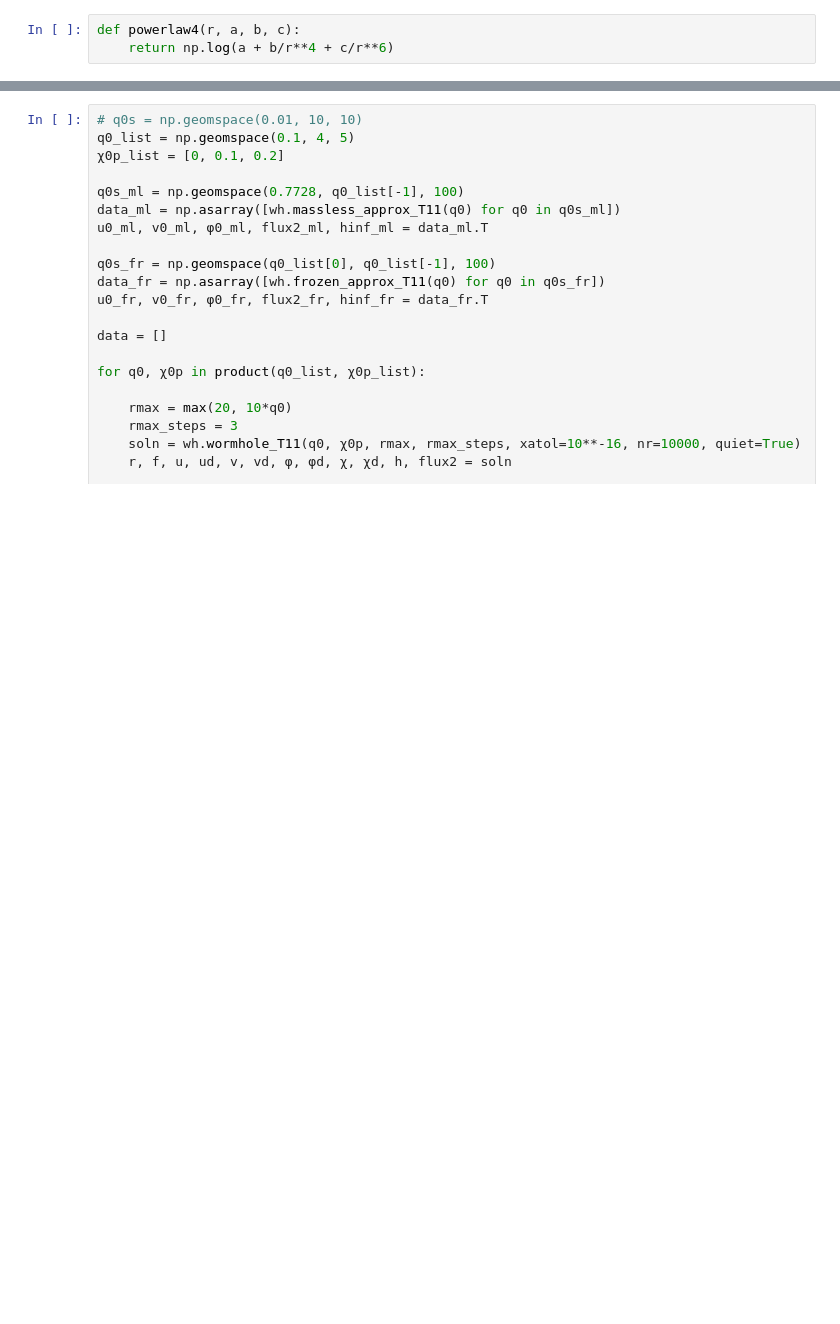
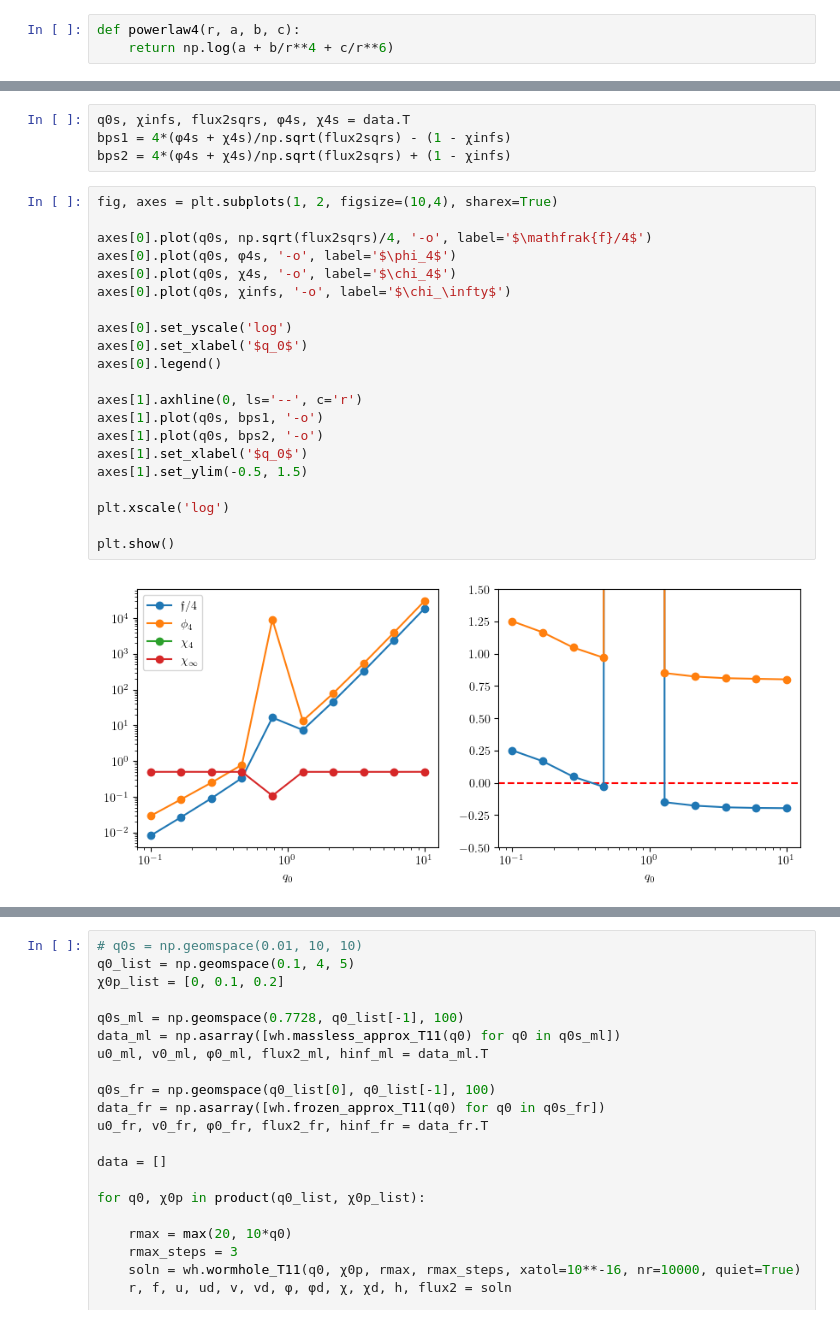
Before and after one commit to gloges/typeII-wormholes, a Jupyter notebook: wormholes.ipynb, the cells around one changed output, grey strips where cells are left out. Saved outputs shown, nothing was run; the diff lists cells and outputs as text; blank space fills up the shorter version.

```diff
--- a/wormholes.ipynb
+++ b/wormholes.ipynb
@@ -408,0 +384,27 @@ def powerlaw4(r, a, b, c):
+# %%
+q0s, χinfs, flux2sqrs, φ4s, χ4s = data.T
+bps1 = 4*(φ4s + χ4s)/np.sqrt(flux2sqrs) - (1 - χinfs)
+bps2 = 4*(φ4s + χ4s)/np.sqrt(flux2sqrs) + (1 - χinfs)
+# %%
+fig, axes = plt.subplots(1, 2, figsize=(10,4), sharex=True)
+
+axes[0].plot(q0s, np.sqrt(flux2sqrs)/4, '-o', label='$\mathfrak{f}/4$')
+axes[0].plot(q0s, φ4s, '-o', label='$\phi_4$')
+axes[0].plot(q0s, χ4s, '-o', label='$\chi_4$')
+axes[0].plot(q0s, χinfs, '-o', label='$\chi_\infty$')
+
+axes[0].set_yscale('log')
+axes[0].set_xlabel('$q_0$')
+axes[0].legend()
+
+axes[1].axhline(0, ls='--', c='r')
+axes[1].plot(q0s, bps1, '-o')
+axes[1].plot(q0s, bps2, '-o')
+axes[1].set_xlabel('$q_0$')
+axes[1].set_ylim(-0.5, 1.5)
+
+plt.xscale('log')
+
+plt.show()
+# %% [output]
+[figure, added]
```
Also changed, not shown: parts of 12 cells of this notebook, 2 other files.
